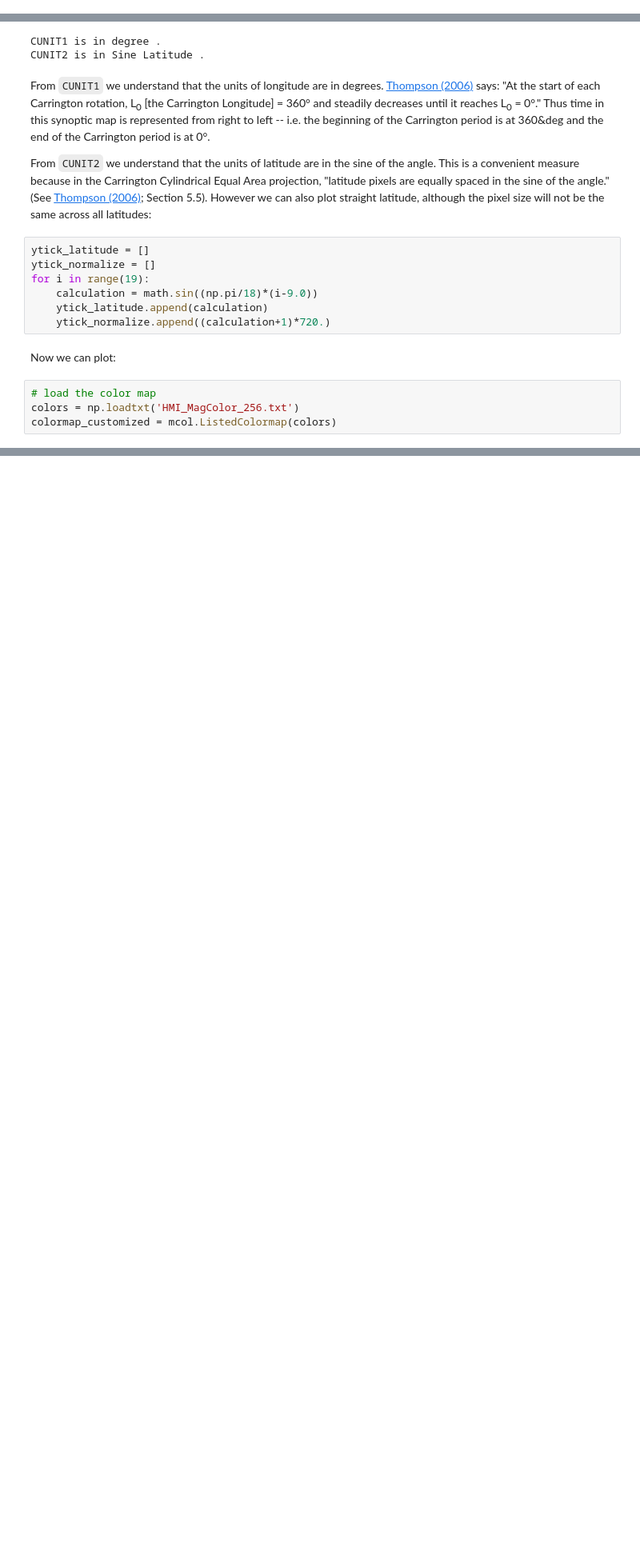
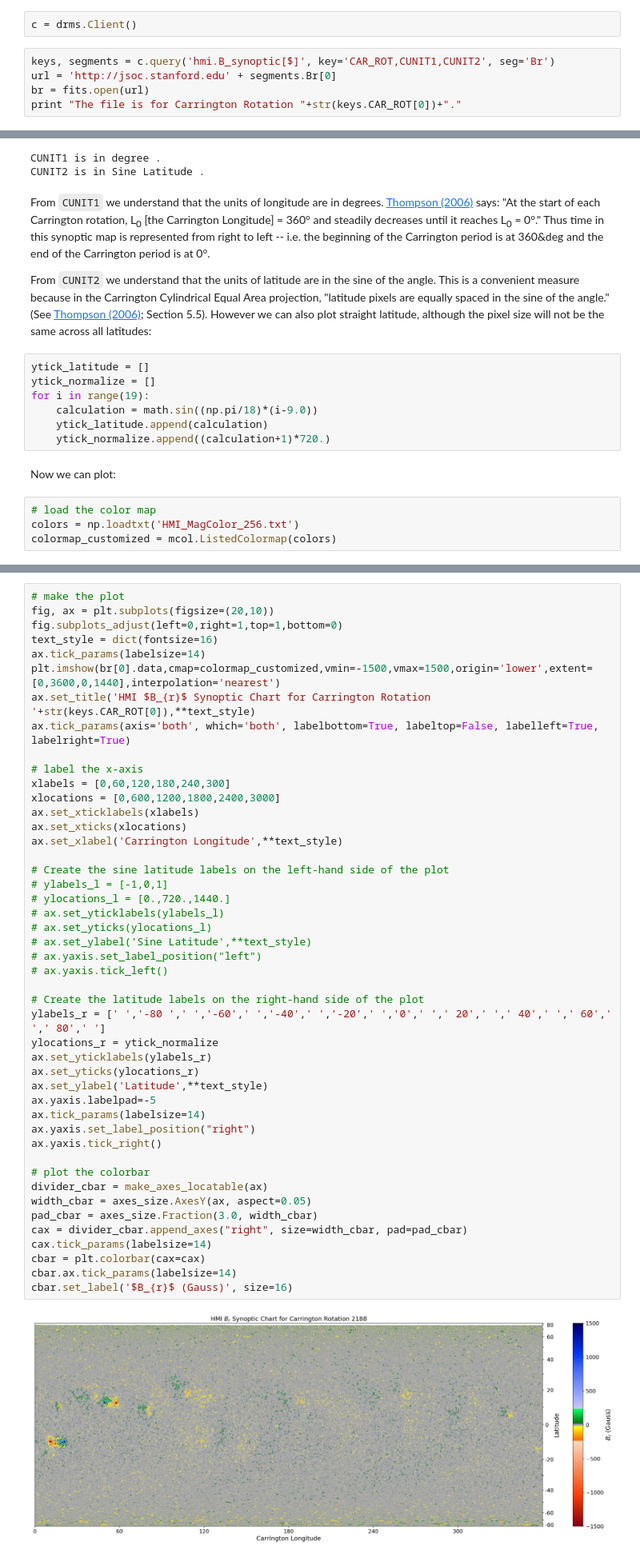
Before and after one commit to mbobra/SHARPs, a Jupyter notebook: synoptic.ipynb, the cells around one changed output, grey strips where cells are left out. Shown at 80% size. Cells and saved outputs as stored; diff of their text form; blank space fills up the shorter version.

```diff
--- a/synoptic.ipynb
+++ b/synoptic.ipynb
@@ -32,0 +19,7 @@ The file is for Carrington Rotation 2188.
+# %%
+c = drms.Client()
+# %%
+keys, segments = c.query('hmi.B_synoptic[$]', key='CAR_ROT,CUNIT1,CUNIT2', seg='Br')
+url = 'http://jsoc.stanford.edu' + segments.Br[0]
+br = fits.open(url)
+print "The file is for Carrington Rotation "+str(keys.CAR_ROT[0])+"."
@@ -94,0 +53,48 @@ fig.set_size_inches(20,10)
+# %%
+# make the plot
+fig, ax = plt.subplots(figsize=(20,10))
+fig.subplots_adjust(left=0,right=1,top=1,bottom=0)
+text_style = dict(fontsize=16)
+ax.tick_params(labelsize=14)
+plt.imshow(br[0].data,cmap=colormap_customized,vmin=-1500,vmax=1500,origin='lower',extent=[0,3600,0,1440],interpolation='nearest')
+ax.set_title('HMI $B_{r}$ Synoptic Chart for Carrington Rotation '+str(keys.CAR_ROT[0]),**text_style)
+ax.tick_params(axis='both', which='both', labelbottom=True, labeltop=False, labelleft=True, labelright=True)
+
+# label the x-axis
+xlabels = [0,60,120,180,240,300]
+xlocations = [0,600,1200,1800,2400,3000]
+ax.set_xticklabels(xlabels)
+ax.set_xticks(xlocations)
+ax.set_xlabel('Carrington Longitude',**text_style)
+
+# Create the sine latitude labels on the left-hand side of the plot
+# ylabels_l = [-1,0,1]
+# ylocations_l = [0.,720.,1440.]
+# ax.set_yticklabels(ylabels_l)
+# ax.set_yticks(ylocations_l)
+# ax.set_ylabel('Sine Latitude',**text_style)
+# ax.yaxis.set_label_position("left")
+# ax.yaxis.tick_left()
+
+# Create the latitude labels on the right-hand side of the plot
+ylabels_r = [' ','-80 ',' ','-60',' ','-40',' ','-20',' ','0',' ',' 20',' ',' 40',' ',' 60',' ',' 80',' ']
+ylocations_r = ytick_normalize
+ax.set_yticklabels(ylabels_r)
+ax.set_yticks(ylocations_r)
+ax.set_ylabel('Latitude',**text_style)
+ax.yaxis.labelpad=-5
+ax.tick_params(labelsize=14)
+ax.yaxis.set_label_position("right")
+ax.yaxis.tick_right()
+
+# plot the colorbar
+divider_cbar = make_axes_locatable(ax)
+width_cbar = axes_size.AxesY(ax, aspect=0.05)
+pad_cbar = axes_size.Fraction(3.0, width_cbar)
+cax = divider_cbar.append_axes("right", size=width_cbar, pad=pad_cbar)
+cax.tick_params(labelsize=14)
+cbar = plt.colorbar(cax=cax)
+cbar.ax.tick_params(labelsize=14)
+cbar.set_label('$B_{r}$ (Gauss)', size=16)
+# %% [output]
+[figure, added]
```
Also changed, not shown: parts of 7 cells of this notebook.
